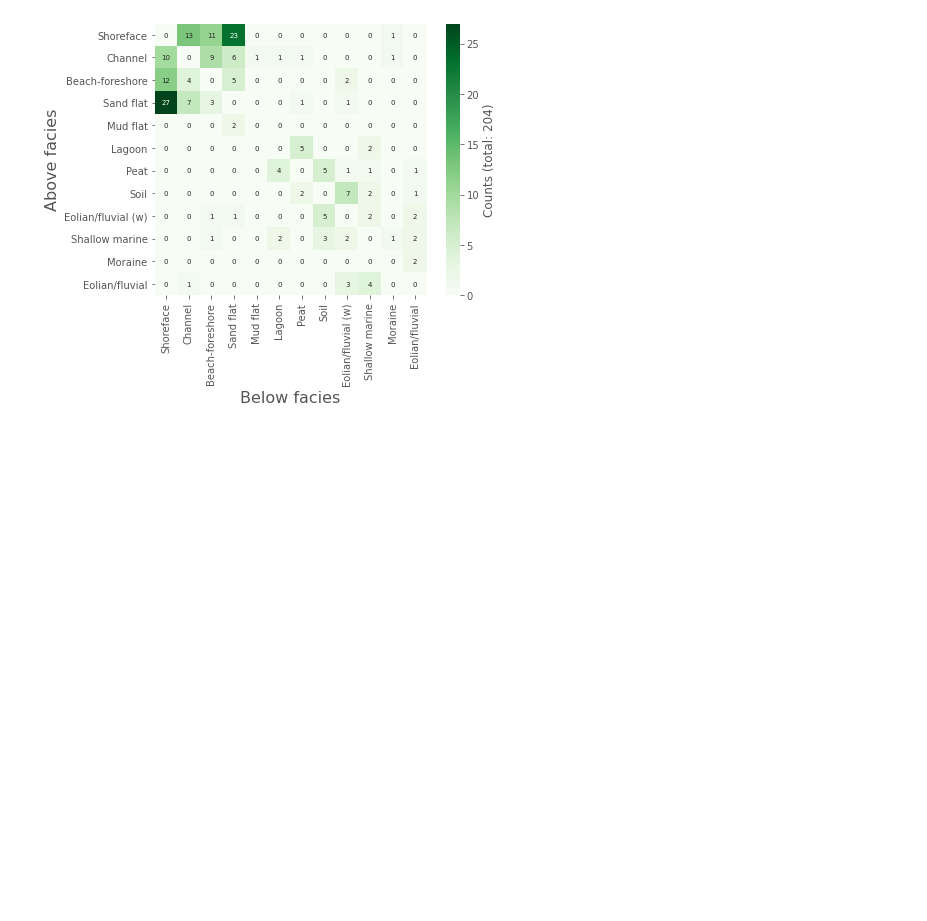
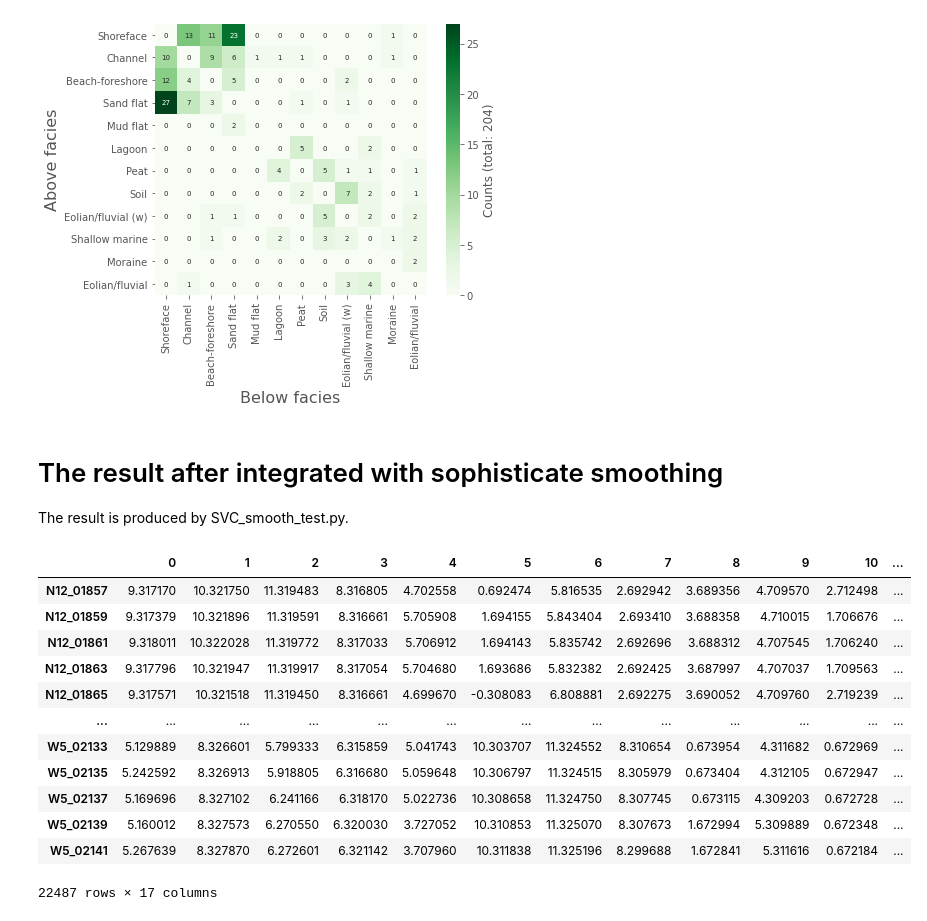
Before and after one commit to dispink/WASA-faciesXRF, a Jupyter notebook: ML_element_14.ipynb, the cells around one changed output. Drawn from its saved outputs; the diff is of its cells as text; code cells hidden in the pictures; blank space fills up the shorter version.

```diff
--- a/ML_element_14.ipynb
+++ b/ML_element_14.ipynb
@@ -158,3 +158,23 @@ There are 29 boundaries in description.
 There are 204 boundaries in the optimized svc_s model's predictions.
 [figure]
 [figure]
+# %% [markdown]
+# The result after integrated with sophisticate smoothing
+The result is produced by SVC_smooth_test.py.
+# %%
+y_df = pd.read_csv('results/roll_post_y_test_20210723.csv', index_col=0)
+y_df
+# %% [output]
+|  | 0 | 1 | 2 | 3 | 4 | 5 | 6 | 7 | 8 | 9 | 10 | ... |
+| N12_01857 | 9.317170 | 10.321750 | 11.319483 | 8.316805 | 4.702558 | 0.692474 | 5.816535 | 2.692942 | 3.689356 | 4.709570 | 2.712498 | ... |
+| N12_01859 | 9.317379 | 10.321896 | 11.319591 | 8.316661 | 5.705908 | 1.694155 | 5.843404 | 2.693410 | 3.688358 | 4.710015 | 1.706676 | ... |
+| N12_01861 | 9.318011 | 10.322028 | 11.319772 | 8.317033 | 5.706912 | 1.694143 | 5.835742 | 2.692696 | 3.688312 | 4.707545 | 1.706240 | ... |
+| N12_01863 | 9.317796 | 10.321947 | 11.319917 | 8.317054 | 5.704680 | 1.693686 | 5.832382 | 2.692425 | 3.687997 | 4.707037 | 1.709563 | ... |
+| N12_01865 | 9.317571 | 10.321518 | 11.319450 | 8.316661 | 4.699670 | -0.308083 | 6.808881 | 2.692275 | 3.690052 | 4.709760 | 2.719239 | ... |
+| ... | ... | ... | ... | ... | ... | ... | ... | ... | ... | ... | ... | ... |
+| W5_02133 | 5.129889 | 8.326601 | 5.799333 | 6.315859 | 5.041743 | 10.303707 | 11.324552 | 8.310654 | 0.673954 | 4.311682 | 0.672969 | ... |
+| W5_02135 | 5.242592 | 8.326913 | 5.918805 | 6.316680 | 5.059648 | 10.306797 | 11.324515 | 8.305979 | 0.673404 | 4.312105 | 0.672947 | ... |
+| W5_02137 | 5.169696 | 8.327102 | 6.241166 | 6.318170 | 5.022736 | 10.308658 | 11.324750 | 8.307745 | 0.673115 | 4.309203 | 0.672728 | ... |
+| W5_02139 | 5.160012 | 8.327573 | 6.270550 | 6.320030 | 3.727052 | 10.310853 | 11.325070 | 8.307673 | 1.672994 | 5.309889 | 0.672348 | ... |
+| W5_02141 | 5.267639 | 8.327870 | 6.272601 | 6.321142 | 3.707960 | 10.311838 | 11.325196 | 8.299688 | 1.672841 | 5.311616 | 0.672184 | ... |
+22487 rows × 17 columns
```
Also changed, not shown: parts of 1 cell of this notebook, 4 other files.
